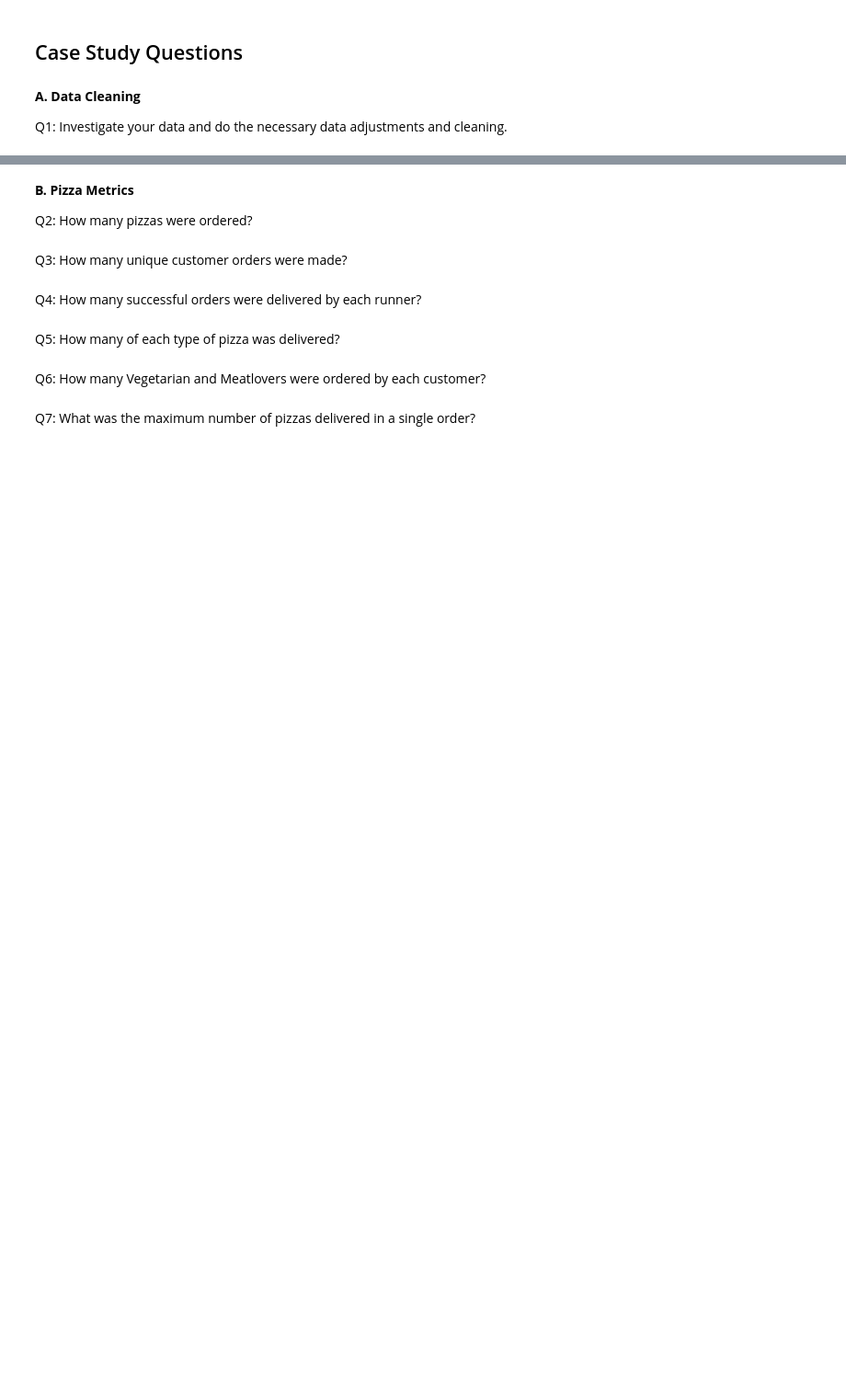
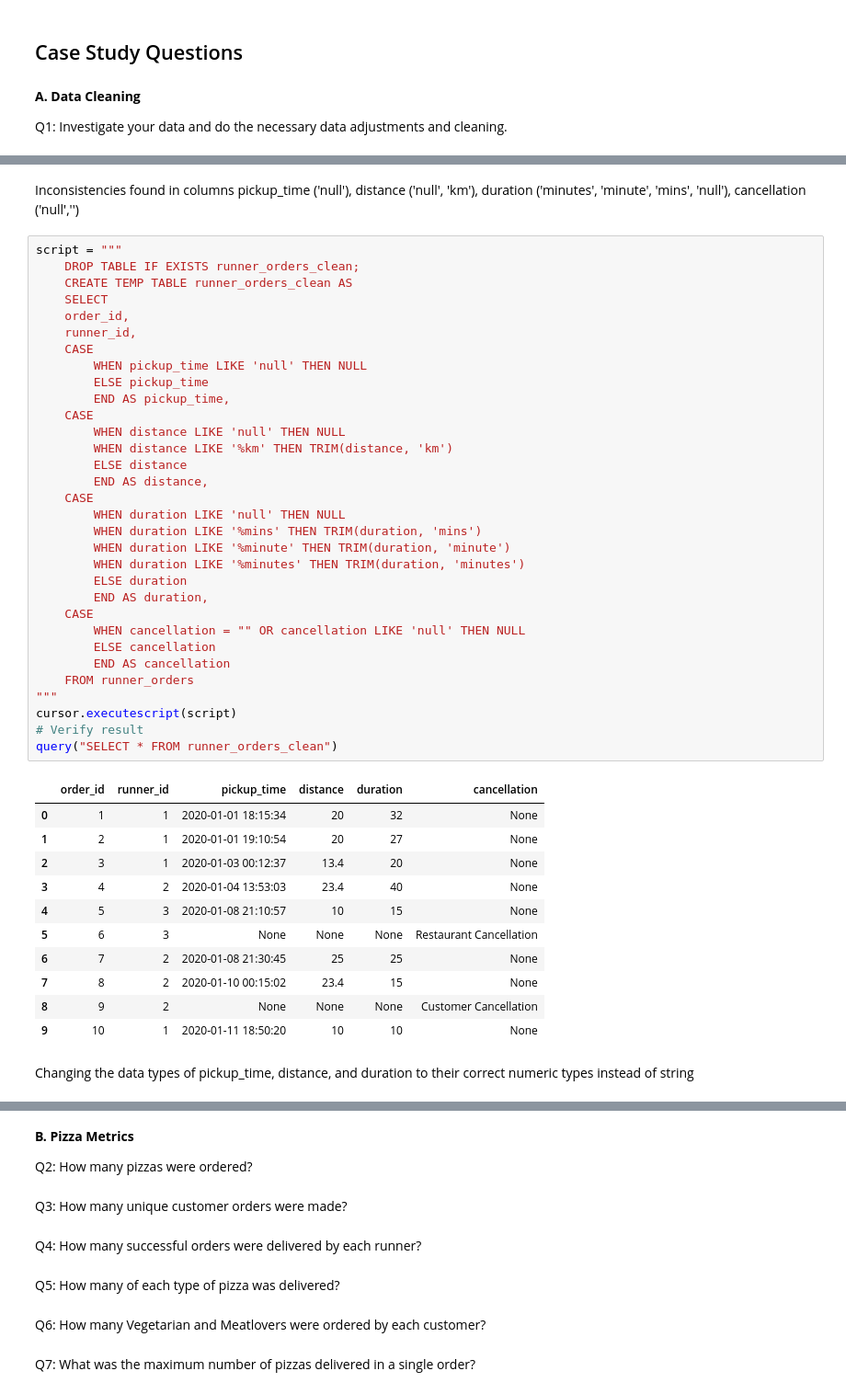
Before and after one commit to 20100215/8_Week_SQL_Challenge, a Jupyter notebook: Week 2 (Pizza Runner)/week2.ipynb, the cells around one changed output, grey strips where cells are left out. Shown: that part at 92% size. Cells and saved outputs as stored; diff of their text form; blank space fills up the shorter version.

```diff
--- a/Week 2 (Pizza Runner)/week2.ipynb
+++ b/Week 2 (Pizza Runner)/week2.ipynb
@@ -81,0 +161,48 @@ Q1: Investigate your data and do the necessary data adjustments and cleaning.
+# %% [markdown]
+Inconsistencies found in columns pickup_time ('null'), distance ('null', 'km'), duration ('minutes', 'minute', 'mins', 'null'), cancellation ('null','')
+# %%
+script = """
+    DROP TABLE IF EXISTS runner_orders_clean;
+    CREATE TEMP TABLE runner_orders_clean AS
+    SELECT
+    order_id,
+    runner_id,
+    CASE
+        WHEN pickup_time LIKE 'null' THEN NULL
+        ELSE pickup_time
+        END AS pickup_time,
+    CASE
+        WHEN distance LIKE 'null' THEN NULL
+        WHEN distance LIKE '%km' THEN TRIM(distance, 'km')
+        ELSE distance
+        END AS distance,
+    CASE
+        WHEN duration LIKE 'null' THEN NULL
+        WHEN duration LIKE '%mins' THEN TRIM(duration, 'mins')
+        WHEN duration LIKE '%minute' THEN TRIM(duration, 'minute')
+        WHEN duration LIKE '%minutes' THEN TRIM(duration, 'minutes')
+        ELSE duration
+        END AS duration,
+    CASE
+        WHEN cancellation = "" OR cancellation LIKE 'null' THEN NULL
+        ELSE cancellation
+        END AS cancellation
+    FROM runner_orders
+"""
+cursor.executescript(script)
+# Verify result
+query("SELECT * FROM runner_orders_clean")
+# %% [output]
+|  | order_id | runner_id | pickup_time | distance | duration | cancellation |
+| 0 | 1 | 1 | 2020-01-01 18:15:34 | 20 | 32 | None |
+| 1 | 2 | 1 | 2020-01-01 19:10:54 | 20 | 27 | None |
+| 2 | 3 | 1 | 2020-01-03 00:12:37 | 13.4 | 20 | None |
+| 3 | 4 | 2 | 2020-01-04 13:53:03 | 23.4 | 40 | None |
+| 4 | 5 | 3 | 2020-01-08 21:10:57 | 10 | 15 | None |
+| 5 | 6 | 3 | None | None | None | Restaurant Cancellation |
+| 6 | 7 | 2 | 2020-01-08 21:30:45 | 25 | 25 | None |
+| 7 | 8 | 2 | 2020-01-10 00:15:02 | 23.4 | 15 | None |
+| 8 | 9 | 2 | None | None | None | Customer Cancellation |
+| 9 | 10 | 1 | 2020-01-11 18:50:20 | 10 | 10 | None |
+# %% [markdown]
+Changing the data types of pickup_time, distance, and duration to their correct numeric types instead of string
```
Also changed, not shown: parts of 7 cells of this notebook.
